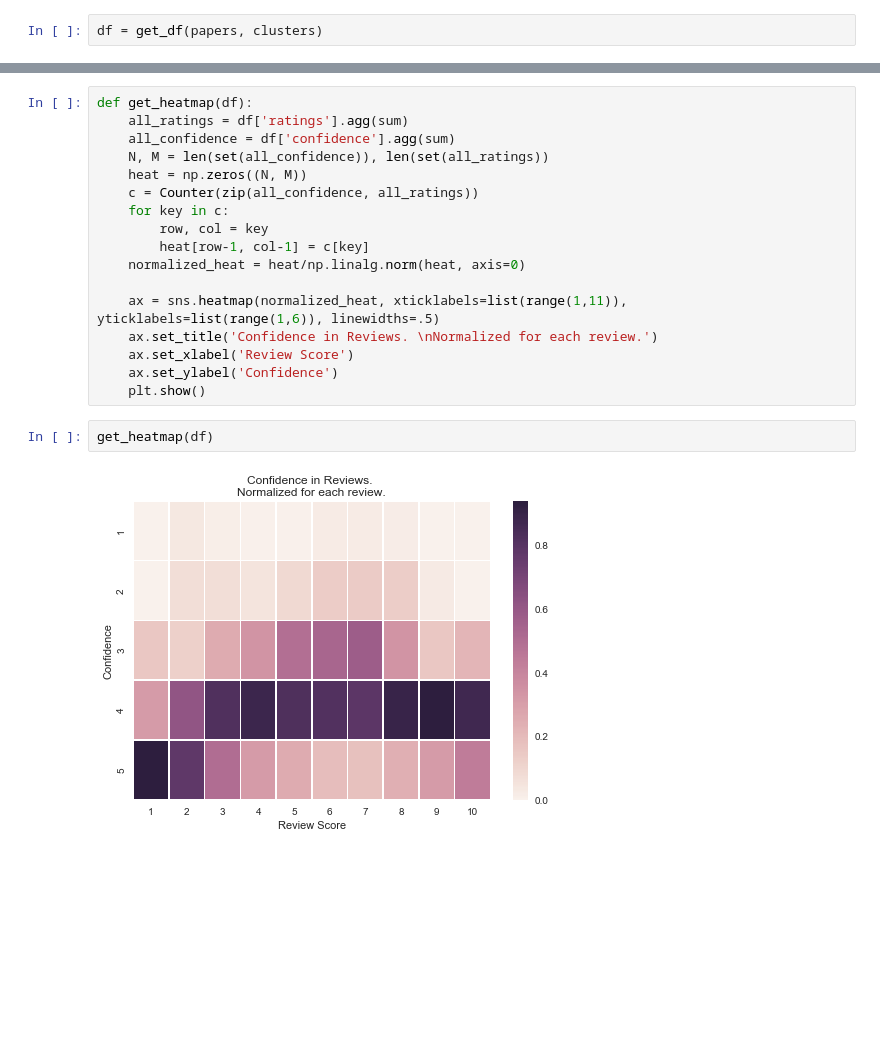
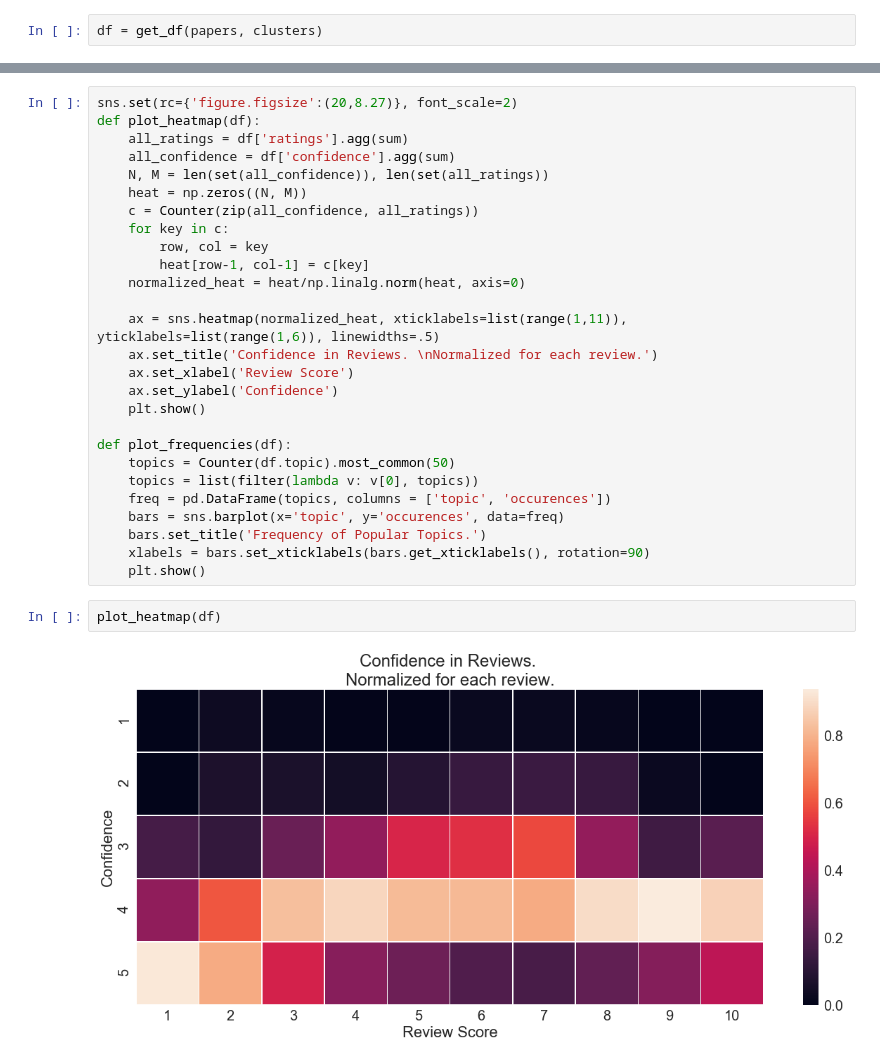
Before and after one commit to nd7141/notebooks, a Jupyter notebook: ICLR_Reviews.ipynb, the cells around one changed output, grey strips where cells are left out. Cells and saved outputs as stored; diff of their text form; blank space fills up the shorter version.

```diff
--- a/ICLR_Reviews.ipynb
+++ b/ICLR_Reviews.ipynb
@@ -136,7 +143,8 @@ Score 8 appeared in 195 reviews
 Score 9 appeared in 55 reviews
 Score 10 appeared in 7 reviews
 # %%
-def get_heatmap(df):
+sns.set(rc={'figure.figsize':(20,8.27)}, font_scale=2)
+def plot_heatmap(df):
     all_ratings = df['ratings'].agg(sum)
     all_confidence = df['confidence'].agg(sum)
     N, M = len(set(all_confidence)), len(set(all_ratings))
@@ -152,7 +160,16 @@ def get_heatmap(df):
     ax.set_xlabel('Review Score')
     ax.set_ylabel('Confidence')
     plt.show()
+
+def plot_frequencies(df):
+    topics = Counter(df.topic).most_common(50)
+    topics = list(filter(lambda v: v[0], topics))
+    freq = pd.DataFrame(topics, columns = ['topic', 'occurences'])
+    bars = sns.barplot(x='topic', y='occurences', data=freq)
+    bars.set_title('Frequency of Popular Topics.')
+    xlabels = bars.set_xticklabels(bars.get_xticklabels(), rotation=90)
+    plt.show()
 # %%
-get_heatmap(df)
+plot_heatmap(df)
 # %% [output]
-[figure, old version]
+[figure, new version]
```
Also changed, not shown: parts of 6 cells of this notebook.
